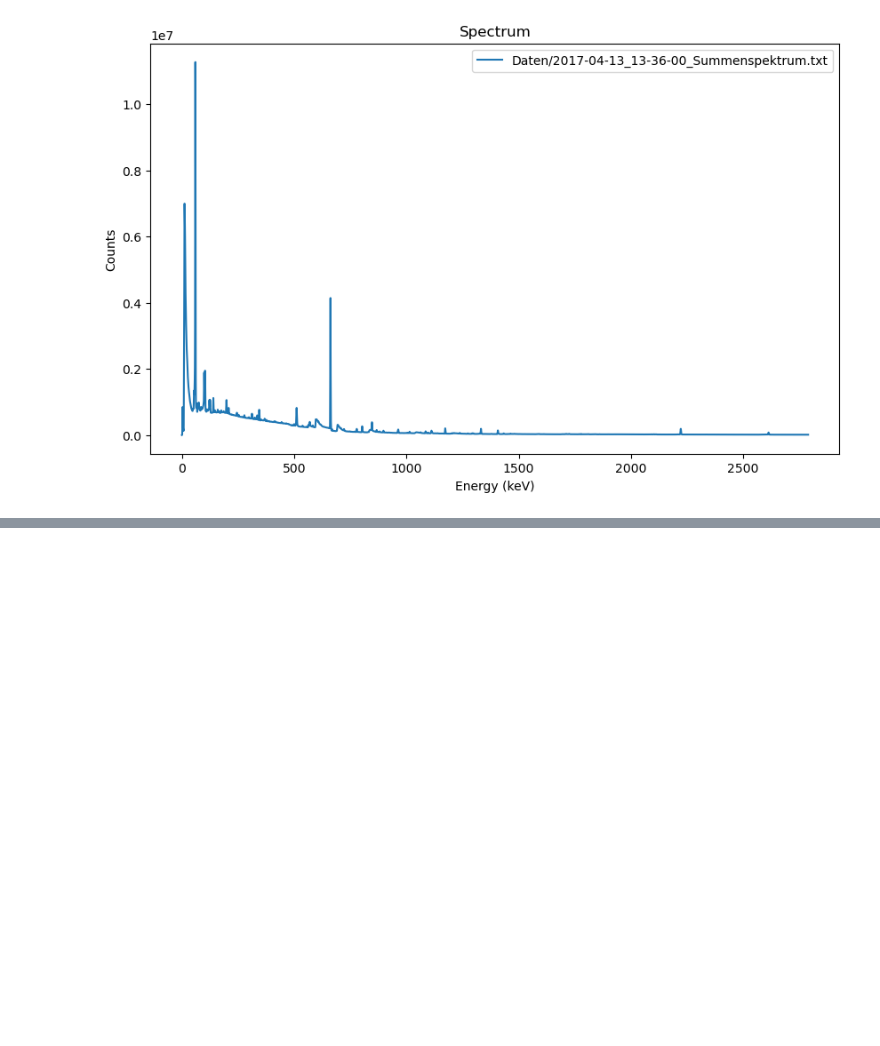
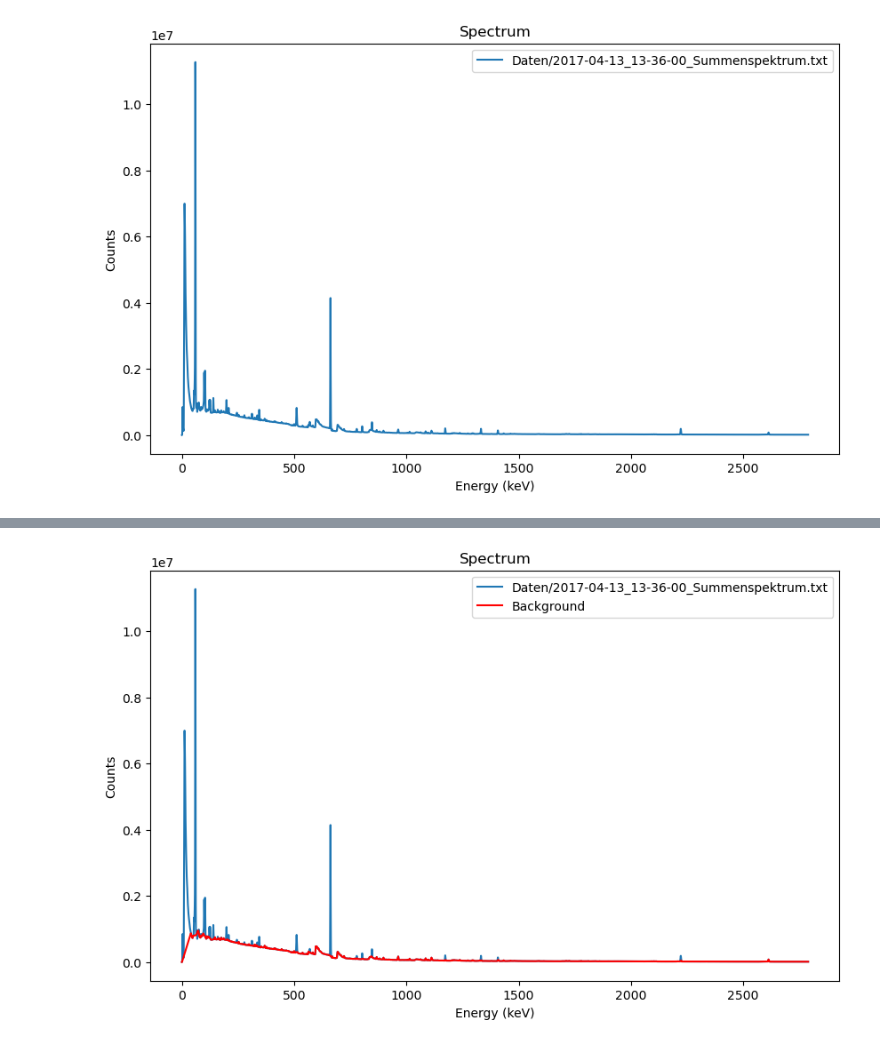
Before and after one commit to FNeubuerger/gammaspectroscopy, a Jupyter notebook: notebooks/analyse_spectra_outliers.ipynb, the cells around one changed output, grey strips where cells are left out. Saved outputs shown, nothing was run; the diff lists cells and outputs as text; code cells hidden in the pictures; blank space fills up the shorter version.

Commit message:
added background calculation util

```diff
--- a/notebooks/analyse_spectra_outliers.ipynb
+++ b/notebooks/analyse_spectra_outliers.ipynb
@@ -72,3 +72,8 @@ Isotope Th-232 identified with 33.33% of peaks matched
 plot_spectrum_from_file(df.iloc[7]["filename"])
 # %% [output]
 [figure]
+# %%
+
+test_data = pd.read_table(df.iloc[7]["filename"], header=3)
+test_data['energy in keV'] = test_data['energy in keV'].str.replace(',', '.').astype(float)
+test_data
@@ -74,0 +94,5 @@ plot_spectrum_from_file(df.iloc[7]["filename"])
+# %%
+bg = identify_background(test_data)
+plot_spectrum_from_file(df.iloc[7]["filename"], bg=bg)
+# %% [output]
+[figure, added]
```
Also changed, not shown: parts of 1 cell of this notebook, 1 other file.
